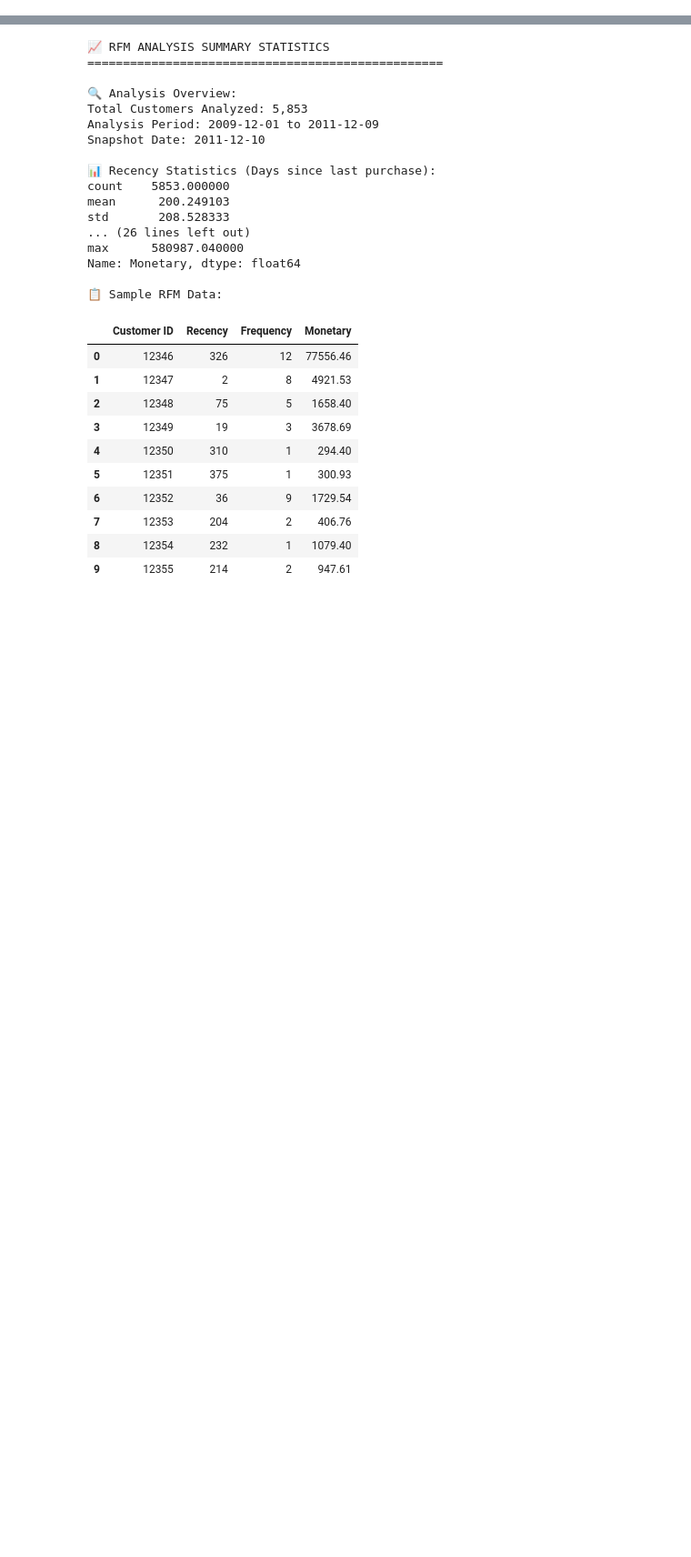
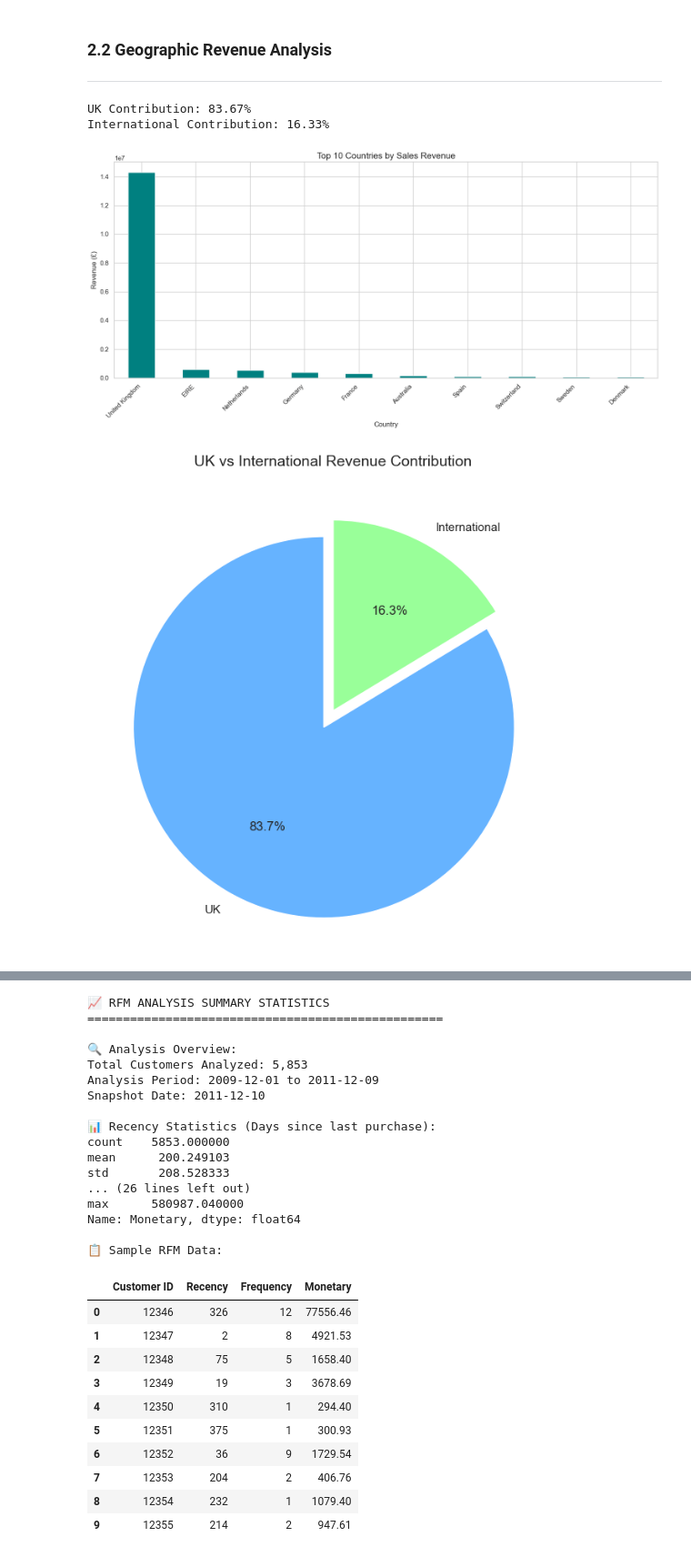
Before and after one commit to DilsaraThiranjaya/Strategic-Growth-Analysis-Team-Code-Serpents, a Jupyter notebook: notebooks/retail_analysis.ipynb, the cells around one changed output, grey strips where cells are left out. Shown at 91% size. Saved outputs shown, nothing was run; the diff lists cells and outputs as text; code cells hidden in the pictures; blank space fills up the shorter version.

```diff
--- a/notebooks/retail_analysis.ipynb
+++ b/notebooks/retail_analysis.ipynb
@@ -0,0 +250,42 @@
+# %% [markdown]
+### 2.2 Geographic Revenue Analysis
+---
+# %%
+country_revenue = df.groupby('Country')['TotalPrice'].sum().sort_values(ascending=False)
+top_10_countries = country_revenue.head(10)
+
+# UK vs International revenue
+uk_revenue = country_revenue.get('United Kingdom', 0)
+international_revenue = country_revenue.sum() - uk_revenue
+uk_percentage = (uk_revenue / country_revenue.sum()) * 100
+
+print(f"UK Contribution: {uk_percentage:.2f}%")
+print(f"International Contribution: {100 - uk_percentage:.2f}%")
+
+# Visualization
+plt.figure(figsize=(14, 7))
+top_10_countries.plot(kind='bar', color='teal')
+plt.title('Top 10 Countries by Sales Revenue', fontsize=15)
+plt.xlabel('Country', fontsize=12)
+plt.ylabel('Revenue (£)', fontsize=12)
+plt.xticks(rotation=45, ha='right')
+plt.tight_layout()
+plt.savefig('../figures/geographic/country_revenue.png', dpi=300)
+plt.show()
+
+# Pie chart for UK vs International
+plt.figure(figsize=(8, 8))
+plt.pie([uk_percentage, 100 - uk_percentage],
+        labels=['UK', 'International'],
+        autopct='%1.1f%%',
+        colors=['#66b3ff','#99ff99'],
+        startangle=90,
+        explode=(0.1, 0))
+plt.title('UK vs International Revenue Contribution', fontsize=14)
+plt.savefig('../figures/geographic/uk_vs_international.png', dpi=300)
+plt.show()
+# %% [output]
+UK Contribution: 83.67%
+International Contribution: 16.33%
+[figure, added]
+[figure, added]
```
Also changed, not shown: parts of 33 cells of this notebook, 22 other files.
